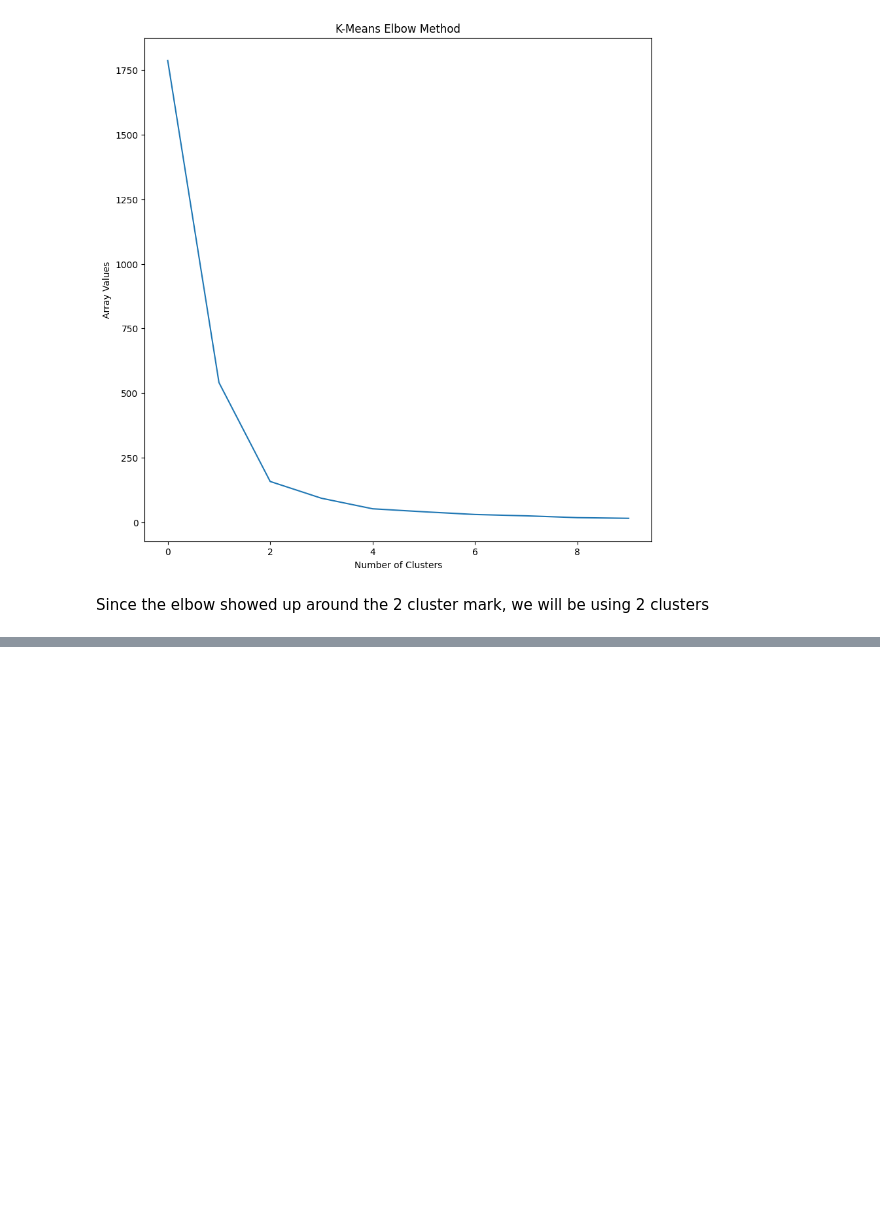
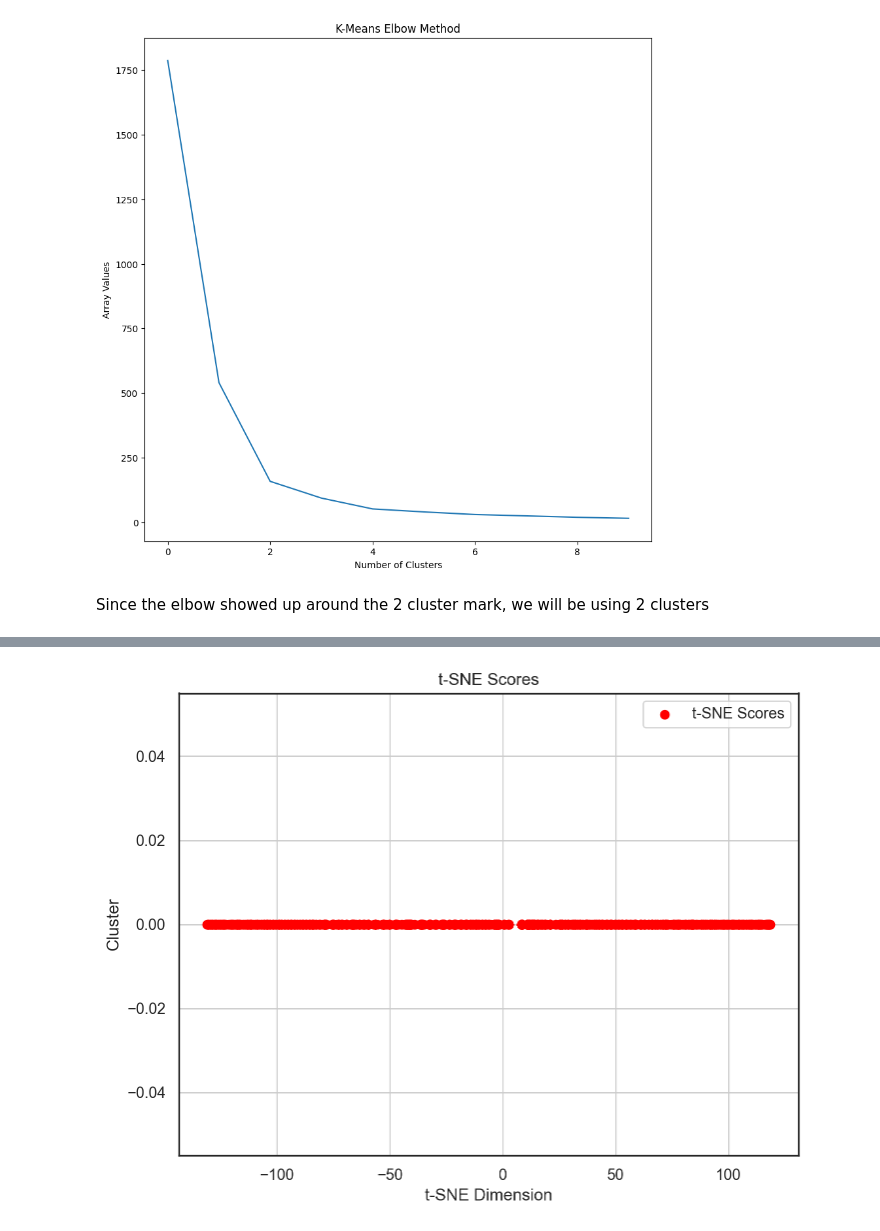
Before and after one commit to oodball/Suicidal-Tweet-Detection, a Jupyter notebook: data_cleaning.ipynb, the cells around one changed output, grey strips where cells are left out. Cells and saved outputs as stored; diff of their text form; code cells hidden in the pictures; blank space fills up the shorter version.

```diff
--- a/data_cleaning.ipynb
+++ b/data_cleaning.ipynb
@@ -376,0 +522,11 @@ KMeans(n_clusters=2, random_state=99)
+# %%
+plt.figure(figsize=(8, 6))
+plt.scatter(tsne_scores[:, 0], np.zeros_like(tsne_scores[:, 0]), c='r', marker='o', label='t-SNE Scores')
+plt.title('t-SNE Scores')
+plt.xlabel('t-SNE Dimension')
+plt.ylabel('Cluster')
+plt.legend()
+plt.grid(True)
+plt.show()
+# %% [output]
+[figure, added]
```
Also changed, not shown: parts of 26 cells of this notebook, 2 other files.
